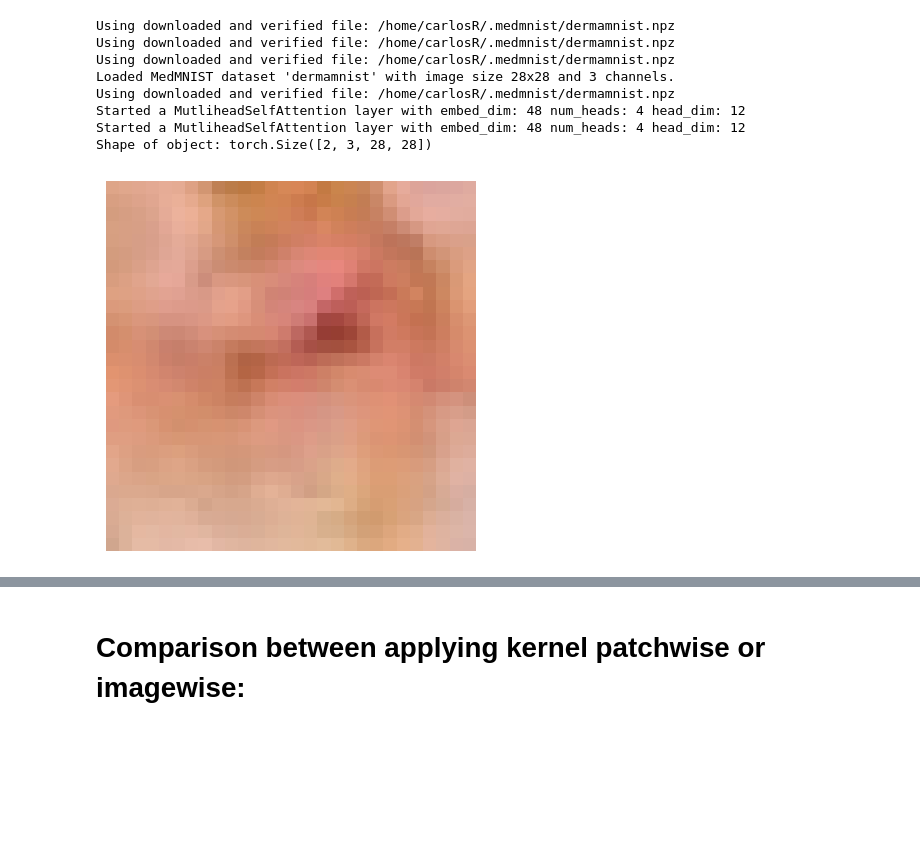
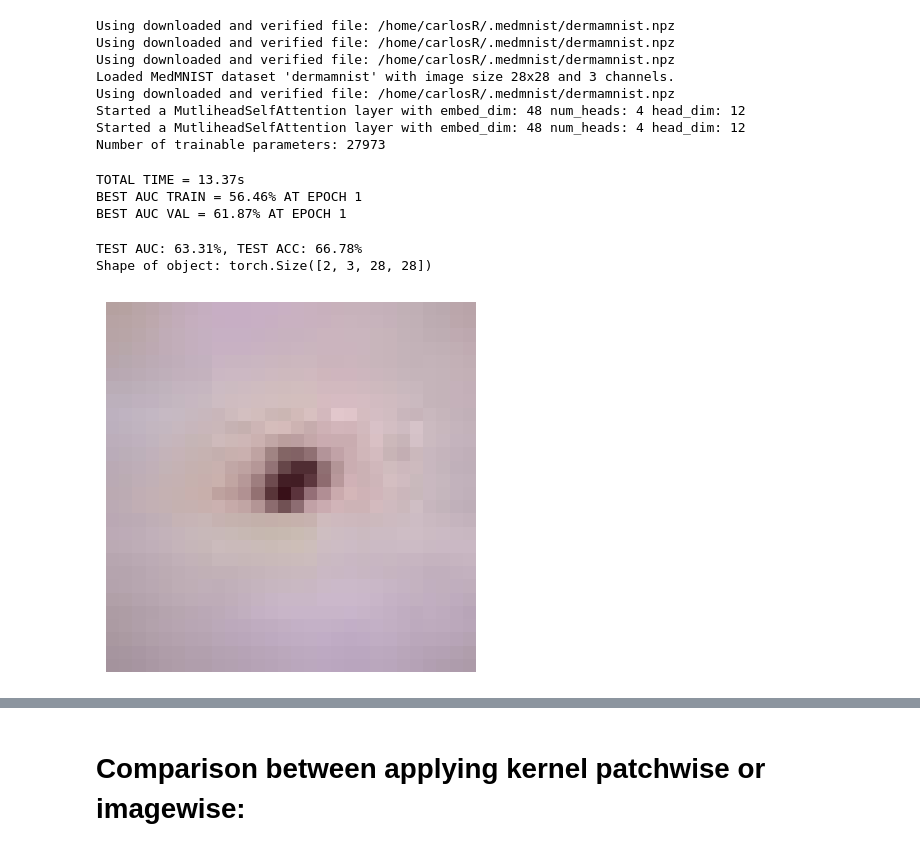
Before and after one commit to Mr-ion77/Transformers, a Jupyter notebook: Visualizing.ipynb, the cells around one changed output, grey strips where cells are left out. Saved outputs shown, nothing was run; the diff lists cells and outputs as text; code cells hidden in the pictures; blank space fills up the shorter version.

```diff
--- a/Visualizing.ipynb
+++ b/Visualizing.ipynb
@@ -2,7 +2,7 @@
 import torch
 # Hyperparams
 p1 = {
-    '1_learning_rate': 0.0025, '1_hidden_size': 48, '1_dropout': 0.3,
+    '1_learning_rate': 0.000025, '1_hidden_size': 48, '1_dropout': 0.225,
     '1_quantum' : False, '1_num_head': 4, '1_Attention_N' : 2, '1_num_transf': 2, '1_mlp_size': 5, '1_patch_size': 4, '1_weight_decay': 1e-7, '1_attention_selection': 'none',
     '1_selection_amount': 49, '1_RD': 1, '1_connectivity' : 'star' ,'1_entangle_method' : 'CRX', '1_special_cls' : 'none', '1_paralel': 1, '1_patience': -1,
     '1_scheduler_factor': 0.985, '1_q_stride': 1, '1_ancilla' : 0, '1_channels_out' : list(range(4)), '1_augmentation_prob' : 0, '1_val_train_pond' : 1,
@@ -33,7 +33,7 @@ exp_config = {
     'N1'                    : 1,
     'N2'                    : 20,
     'q_config'              : {'patchwise','none'},
-    'device'                : torch.device("cuda:0" if torch.cuda.is_available() else "cpu"),
+    'device'                : torch.device("cuda:1" if torch.cuda.is_available() else "cpu"),
     'second_at_a_time'      : False,
     'augmenting'            : False,
     'concatenate_original'  : True
@@ -50,11 +50,14 @@ import torch
 import mi_quantum.data as data
 from mi_quantum.quantum.quanvolution import QuantumConv2D
 from mi_quantum.quantum.vit import VisionTransformer
+from mi_quantum.training import train_and_evaluate
 import matplotlib.pyplot as plt
 # Load data
 notrans_train_dl, train_dl, val_dl, test_dl, shape = data.get_medmnist_dataloaders(
     pixel = exp_config['pixels'], data_flag='dermamnist', extra_tr_without_trans = True, batch_size=exp_config['B'], num_workers=4, pin_memory=True
 )
+
+save_path = "../QTransformer_Results_and_Datasets/selformer_results/current_results/grid_search1"
 
 def view_image_from_torch(tensor, i):
     for j in range(i):
@@ -63,34 +66,49 @@ def view_image_from_torch(tensor, i):
         plt.figure(figsize=(15, 4))
         plt.imshow(image_np)
         plt.axis('off')
         plt.tight_layout()
         plt.show()
 
 
-model = VisionTransformer(
+selector = VisionTransformer(
     img_size=28, num_channels=3, num_classes=exp_config['num_classes'],
     patch_size=p1['1_patch_size'], hidden_size= 3* p1['1_patch_size']**2, num_heads=p1['1_num_head'], Attention_N = p1['1_Attention_N'],
     num_transformer_blocks=p1['1_num_transf'], attention_selection= p1['1_attention_selection'], selection_amount = p1['1_selection_amount'], special_cls = p1['1_special_cls'],
     mlp_hidden_size=p1['1_mlp_size'], quantum_mlp = False, dropout = make_dropout( p1['1_dropout']) , channels_last=exp_config['channels_last'], quantum_classification = False,
     paralel = p1['1_paralel'], RD = p1['1_RD'], q_stride = p1['1_q_stride'], connectivity = 'chain'
 )
 
-#notrans_train_dl.to(exp_config['device'])
+selector.to(exp_config['device'])
+
+test_auc_sel, test_acc_sel, val_auc_sel, val_acc_sel, train_auc_sel, _, params_sel = train_and_evaluate(
+                        selector, train_dl, val_dl, test_dl, num_classes=exp_config['num_classes'],
+                        learning_rate=p1['1_learning_rate'], num_epochs=exp_config['N1'], device=exp_config['device'], mapping=False,
+                        res_folder=str(save_path), hidden_size=p1['1_hidden_size'], dropout= make_dropout( p1['1_dropout']),
+                        num_heads=p1['1_num_head'], patch_size=p1['1_patch_size'], num_transf=p1['1_num_transf'],
+                        mlp=p1['1_mlp_size'], wd=p1['1_weight_decay'], patience= p1['1_patience'], scheduler_factor=p1['1_scheduler_factor'], autoencoder=False,
+                        augmentation_prob = p1['1_augmentation_prob'], val_train_pond=p1['1_val_train_pond']
+                    )
+
 
 first_batch = next(iter(notrans_train_dl))[0]
 
 shape = first_batch.shape
 B, C, H, W = shape
 S, Q2, Q3, P = ( H // p1['1_patch_size'] )**2, 4, 9, p1['1_patch_size']
 print(f"Shape of object: {shape}")
 view_image_from_torch(first_batch, visualizing_n)
 # %% [output]
 Using downloaded and verified file: /home/carlosR/.medmnist/dermamnist.npz
 Using downloaded and verified file: /home/carlosR/.medmnist/dermamnist.npz
 Using downloaded and verified file: /home/carlosR/.medmnist/dermamnist.npz
 Loaded MedMNIST dataset 'dermamnist' with image size 28x28 and 3 channels.
 Using downloaded and verified file: /home/carlosR/.medmnist/dermamnist.npz
 Started a MutliheadSelfAttention layer with embed_dim: 48 num_heads: 4 head_dim: 12
 Started a MutliheadSelfAttention layer with embed_dim: 48 num_heads: 4 head_dim: 12
-Shape of object: torch.Size([2, 3, 28, 28])
+Number of trainable parameters: 27973
+TOTAL TIME = 13.37s
+BEST AUC TRAIN = 56.46% AT EPOCH 1
+BEST AUC VAL = 61.87% AT EPOCH 1
+TEST AUC: 63.31%, TEST ACC: 66.78%
+Shape of object: torch.Size([2, 3, 28, 28])
-[figure, old version]
+[figure, new version]
```
Also changed, not shown: parts of 10 cells of this notebook, 5 other files.
